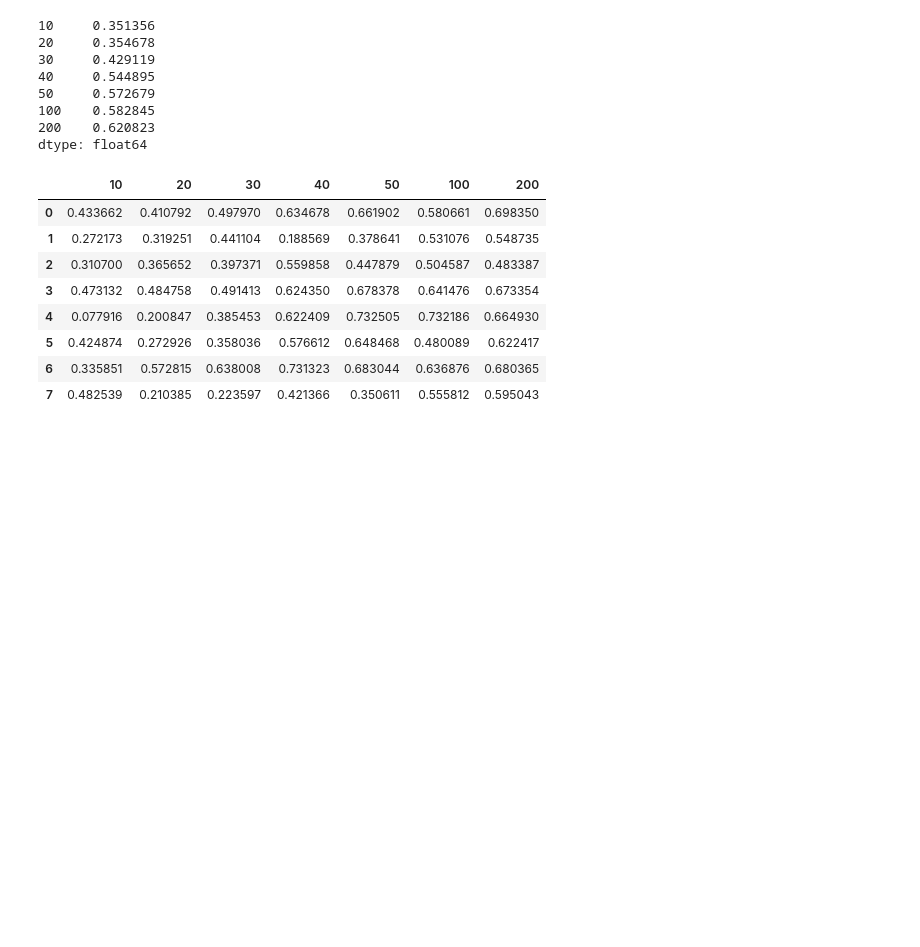
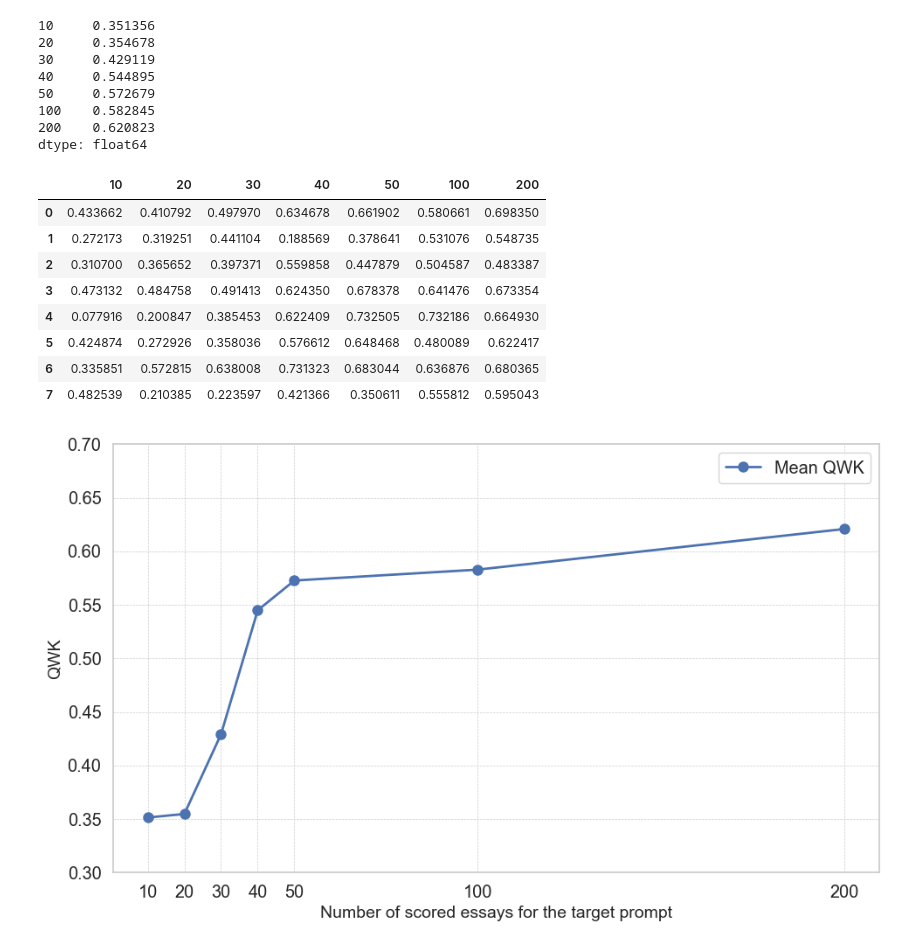
Before and after one commit to takumi0shibata/DVRL-AES, a Jupyter notebook: src/plots.ipynb, the cells around one changed output. Drawn from its saved outputs; the diff is of its cells as text; code cells hidden in the pictures; blank space fills up the shorter version.

```diff
--- a/src/plots.ipynb
+++ b/src/plots.ipynb
@@ -1085,3 +1085,58 @@ df
 | 5 | 0.424874 | 0.272926 | 0.358036 | 0.576612 | 0.648468 | 0.480089 | 0.622417 |
 | 6 | 0.335851 | 0.572815 | 0.638008 | 0.731323 | 0.683044 | 0.636876 | 0.680365 |
 | 7 | 0.482539 | 0.210385 | 0.223597 | 0.421366 | 0.350611 | 0.555812 | 0.595043 |
+# %%
+import matplotlib.pyplot as plt
+import seaborn as sns
+
+# Set seaborn style for publication quality
+sns.set_theme(style="whitegrid", font_scale=1.3) # Adjust font scale for readability
+
+# Data for plotting
+dev_sizes = df.columns
+mean_qwks = df.mean(axis=0)
+# std_qwks = df.std(axis=0) # Standard deviation is not needed
+
+# Create the plot
+fig, ax = plt.subplots(figsize=(10, 6)) # Set figure size
+
+# Plot mean QWK without error bars
+ax.plot(
+    dev_sizes,
+    mean_qwks,
+    marker='o',    # Use markers
+    linestyle='-', # Use a line
+    markersize=8,  # Size of the markers
+    linewidth=2,   # Width of the line
+    label='Mean QWK' # Updated label
+)
+
+# Customize the plot labels and title
+ax.set_xlabel("Number of scored essays for the target prompt", fontsize=14)
+ax.set_ylabel("QWK", fontsize=14)
+
+# Ensure x-axis ticks match the specific development set sizes tested
+ax.set_xticks(dev_sizes)
+ax.set_xticklabels(dev_sizes) # Display the actual sizes as labels
+
+# Optional: Adjust y-axis limits if the range needs emphasis
+# ax.set_ylim(min(mean_qwks) * 0.95, max(mean_qwks) * 1.05)
+ax.set_ylim(0.3, 0.7) # Setting a fixed range based on observed values might be clearer
+
+# Add a grid for easier value reading
+ax.grid(True, which='both', linestyle='--', linewidth=0.5)
+
+# Add legend (optional, but good practice if label is set)
+ax.legend()
+
+# Improve layout to prevent labels overlapping
+plt.tight_layout()
+
+# Display the plot
+plt.show()
+
+# Optional: Save the figure for publication
+# fig.savefig("dev_size_vs_qwk_publication_mean_only.png", dpi=300, bbox_inches='tight')
+# fig.savefig("dev_size_vs_qwk_publication_mean_only.pdf", bbox_inches='tight')
+# %% [output]
+[figure, added]
```
Also changed, not shown: 1 other file.
